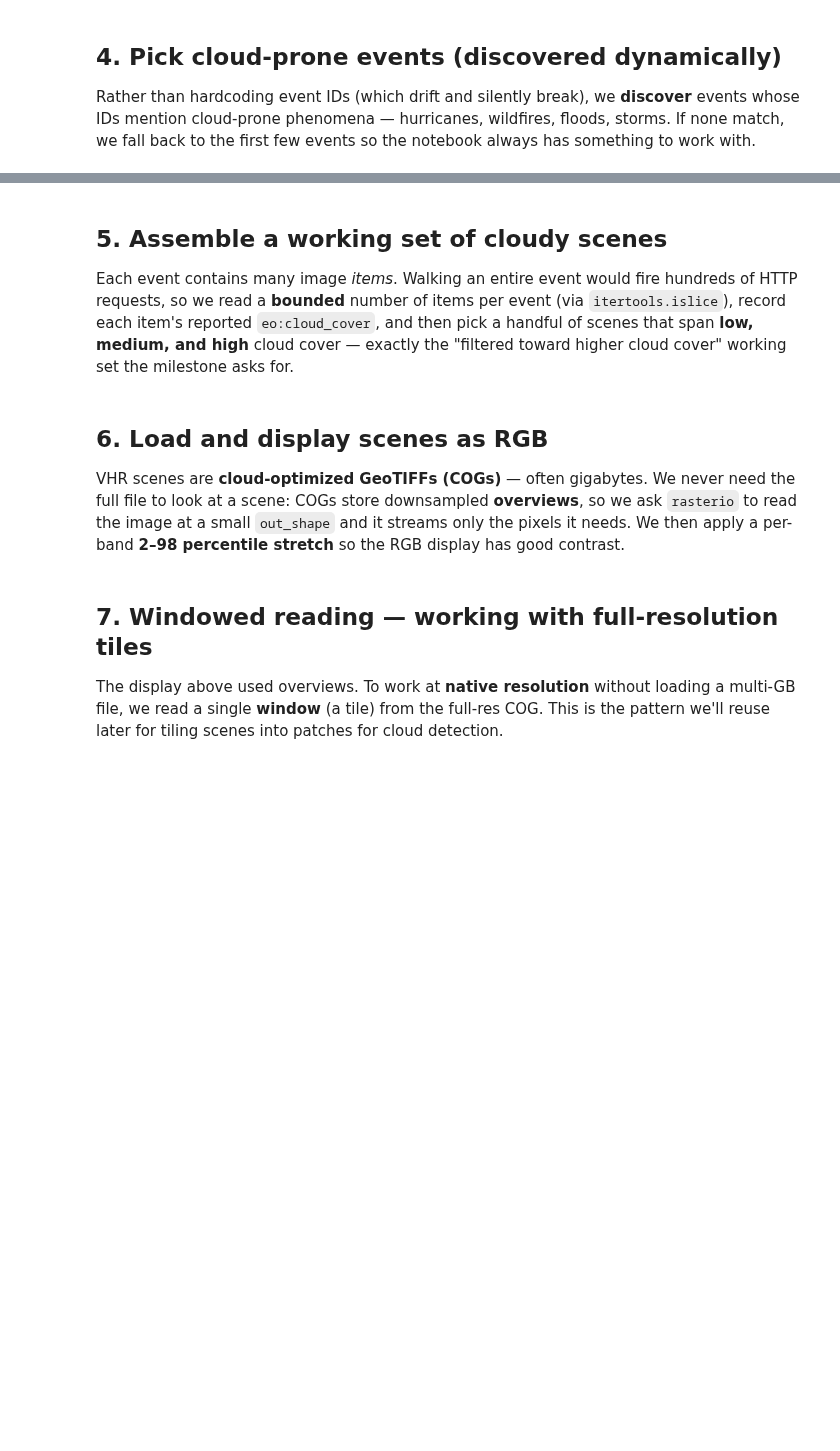
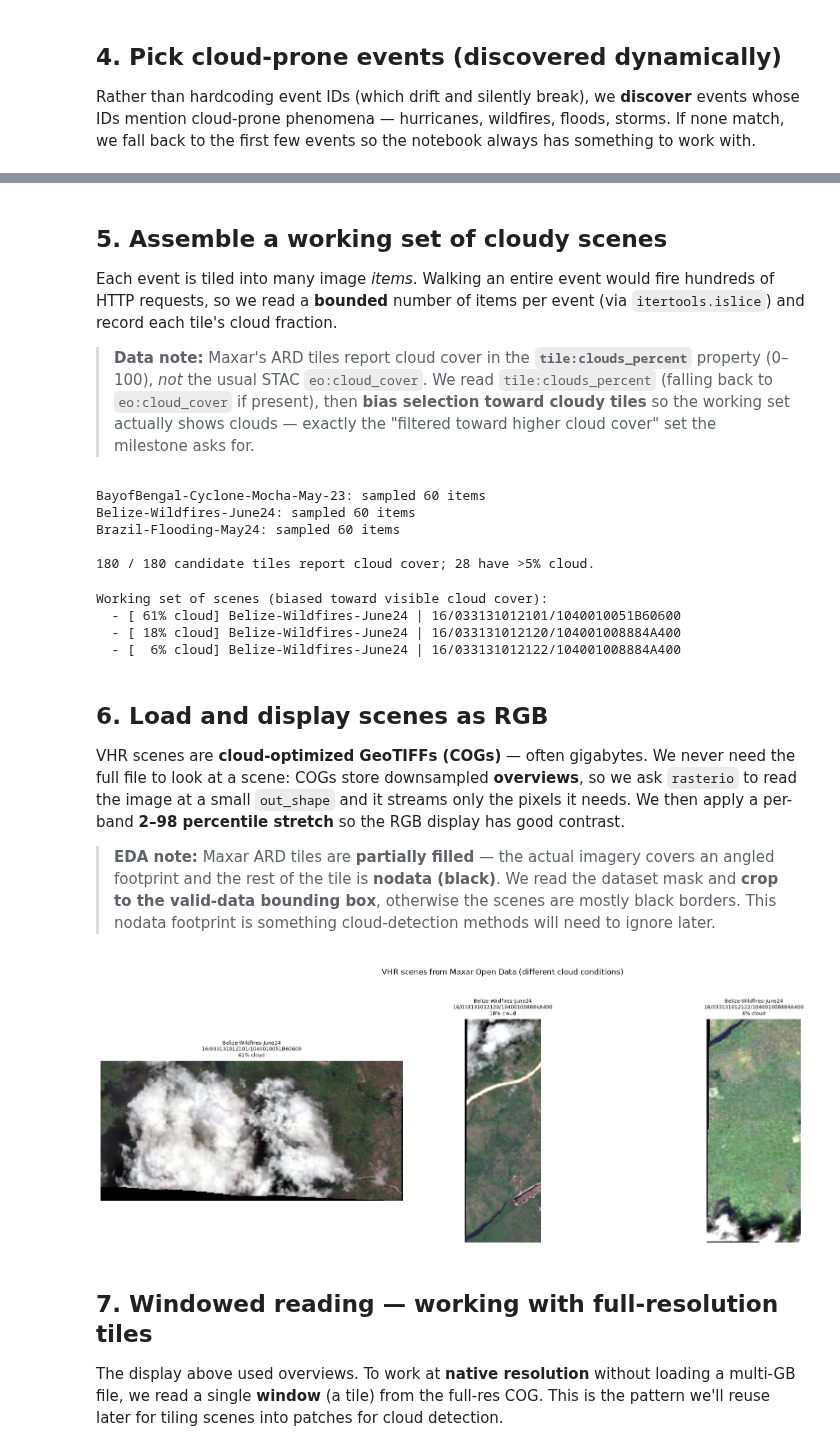
Before and after one commit to Break-Through-Tech/Ursa-Space-Systems-1B-cloud-detection-in-very-high-resolution-optical-satellite-imagery, a Jupyter notebook: Rushil_Dileep_EDA.ipynb, the cells around one changed output, grey strips where cells are left out. Drawn from its saved outputs; the diff is of its cells as text; code cells hidden in the pictures; blank space fills up the shorter version.

```diff
--- a/Rushil_Dileep_EDA.ipynb
+++ b/Rushil_Dileep_EDA.ipynb
@@ -130,35 +157,49 @@ for e in selected_events:
 # %% [markdown]
 ## 5. Assemble a working set of cloudy scenes
 
-Each event contains many image *items*. Walking an entire event would fire hundreds
-of HTTP requests, so we read a **bounded** number of items per event (via
-`itertools.islice`), record each item's reported `eo:cloud_cover`, and then pick a
-handful of scenes that span **low, medium, and high** cloud cover — exactly the
-"filtered toward higher cloud cover" working set the milestone asks for.
+Each event is tiled into many image *items*. Walking an entire event would fire
+hundreds of HTTP requests, so we read a **bounded** number of items per event (via
+`itertools.islice`) and record each tile's cloud fraction.
+
+> **Data note:** Maxar's ARD tiles report cloud cover in the **`tile:clouds_percent`**
+> property (0–100), *not* the usual STAC `eo:cloud_cover`. We read `tile:clouds_percent`
+> (falling back to `eo:cloud_cover` if present), then **bias selection toward cloudy
+> tiles** so the working set actually shows clouds — exactly the "filtered toward higher
+> cloud cover" set the milestone asks for.
 # %%
-def sample_items(collection, limit=40):
+def sample_items(collection, limit=60):
     """Fetch up to `limit` items from an event, with cloud-cover metadata.
 
     Uses a bounded recursive walk (get_items(recursive=True) + islice) instead of
     the deprecated get_all_items(), to keep the number of HTTP calls reasonable.
+    Maxar ARD tiles expose cloud cover as tile:clouds_percent (fallback eo:cloud_cover).
     """
     rows = []
     for item in itertools.islice(collection.get_items(recursive=True), limit):
-        cc = item.properties.get("eo:cloud_cover")  # may be None
+        cc = item.properties.get("tile:clouds_percent",
+                                 item.properties.get("eo:cloud_cover"))  # may be None
         rows.append({"event": collection.id, "id": item.id, "cloud_cover": cc, "item": item})
     return rows
 
 # Gather candidate scenes across the selected events.
 candidates = []
 for ev in selected_events:
-    rows = sample_items(ev, limit=40)
+    rows = sample_items(ev, limit=60)
     candidates.extend(rows)
     print(f"{ev.id}: sampled {len(rows)} items")
 
 # Keep only items that report a cloud-cover value, sorted high -> low.
 with_cc = [r for r in candidates if r["cloud_cover"] is not None]
 with_cc.sort(key=lambda r: r["cloud_cover"], reverse=True)
-print(f"\n{len(with_cc)} / {len(candidates)} candidate items report eo:cloud_cover.")
+cloudy = [r for r in with_cc if r["cloud_cover"] and r["cloud_cover"] > 5]
+print(f"\n{len(with_cc)} / {len(candidates)} candidate tiles report cloud cover; "
+      f"{len(cloudy)} have >5% cloud.")
+# %% [output]
+BayofBengal-Cyclone-Mocha-May-23: sampled 60 items
+Belize-Wildfires-June24: sampled 60 items
+Brazil-Flooding-May24: sampled 60 items
+
+180 / 180 candidate tiles report cloud cover; 28 have >5% cloud.
 # %%
 def pick_spread(rows, k=3):
     """Pick k scenes spanning the cloud-cover range (high / mid / low)."""
@@ -169,15 +210,21 @@ def pick_spread(rows, k=3):
     idxs = np.linspace(0, len(rows) - 1, k).round().astype(int)
     return [rows[i] for i in idxs]
 
-# Prefer scenes with real cloud-cover metadata; otherwise fall back to any candidates.
-pool = with_cc if with_cc else candidates
+# Prefer a spread across *cloudy* tiles (different cloud conditions); then fall back
+# to any tiles with metadata, then to raw candidates.
+pool = cloudy if len(cloudy) >= 3 else (with_cc if with_cc else candidates)
 selected_scenes = pick_spread(pool, k=3)
 
-print("Working set of scenes:")
+print("Working set of scenes (biased toward visible cloud cover):")
 for s in selected_scenes:
     cc = s["cloud_cover"]
     cc_str = f"{cc:.0f}%" if cc is not None else "N/A"
     print(f"  - [{cc_str:>4} cloud] {s['event']} | {s['id']}")
+# %% [output]
+Working set of scenes (biased toward visible cloud cover):
+  - [ 61% cloud] Belize-Wildfires-June24 | 16/033131012101/1040010051B60600
+  - [ 18% cloud] Belize-Wildfires-June24 | 16/033131012120/104001008884A400
+  - [  6% cloud] Belize-Wildfires-June24 | 16/033131012122/104001008884A400
 # %% [markdown]
 ## 6. Load and display scenes as RGB
 
@@ -186,50 +233,70 @@ the full file to look at a scene: COGs store downsampled **overviews**, so we as
 `rasterio` to read the image at a small `out_shape` and it streams only the pixels it
 needs. We then apply a per-band **2–98 percentile stretch** so the RGB display has
 good contrast.
+
+> **EDA note:** Maxar ARD tiles are **partially filled** — the actual imagery covers
+> an angled footprint and the rest of the tile is **nodata (black)**. We read the
+> dataset mask and **crop to the valid-data bounding box**, otherwise the scenes are
+> mostly black borders. This nodata footprint is something cloud-detection methods
+> will need to ignore later.
 # %%
 def get_visual_href(item):
-    """Return the href of the 8-bit RGB 'visual' COG, with sensible fallbacks."""
+    """Return the ABSOLUTE href of the 8-bit RGB 'visual' COG, with sensible fallbacks.
+
+    Maxar STAC stores asset hrefs relative to each item's JSON, so we resolve them
+    with get_absolute_href() -- otherwise rasterio.open() gets a bare filename.
+    """
     for key in ("visual", "rgb", "B3B2B1"):
         if key in item.assets:
-            return item.assets[key].href
+            return item.assets[key].get_absolute_href()
     # Last resort: first available asset.
-    return next(iter(item.assets.values())).href
+    return next(iter(item.assets.values())).get_absolute_href()
 
 
 def read_rgb(href, out_size=512):
-    """Read an RGB array (H, W, 3) from a COG at reduced resolution, stretched to [0,1]."""
+    """Read an RGB array (H, W, 3) from a COG at reduced resolution, stretched to [0,1].
+
+    Maxar ARD tiles have partial data footprints (nodata fills the rest of the tile),
+    so we read the dataset mask and crop to the valid-data bounding box before display.
+    """
     with rasterio.open(href) as src:
         n = min(3, src.count)
-        bands = list(range(1, n + 1))
-        data = src.read(bands, out_shape=(n, out_size, out_size)).astype(float)
+        data = src.read(list(range(1, n + 1)), out_shape=(n, out_size, out_size)).astype(float)
+        mask = src.read_masks(1, out_shape=(out_size, out_size))  # 0 = nodata
+    # Crop to the valid-data bounding box so imagery fills the frame.
+    ys, xs = np.where(mask > 0)
+    if len(ys):
+        data = data[:, ys.min():ys.max() + 1, xs.min():xs.max() + 1]
     # Percentile stretch each band for display contrast.
     for i in range(data.shape[0]):
         p2, p98 = np.percentile(data[i], (2, 98))
         data[i] = np.clip((data[i] - p2) / (p98 - p2 + 1e-9), 0, 1)
     return np.transpose(data, (1, 2, 0))
 
 
 # Display the working set side by side.
 if selected_scenes:
     n = len(selected_scenes)
     fig, axes = plt.subplots(1, n, figsize=(6 * n, 6))
     axes = np.atleast_1d(axes)
     for ax, s in zip(axes, selected_scenes):
         try:
             rgb = read_rgb(get_visual_href(s["item"]))
             ax.imshow(rgb)
             cc = s["cloud_cover"]
             cc_str = f"{cc:.0f}% cloud" if cc is not None else "cloud N/A"
             ax.set_title(f"{s['event']}\n{s['id']}\n{cc_str}", fontsize=8)
         except Exception as e:
             ax.set_title(f"Failed to load\n{s['id']}", fontsize=8)
             print(f"Could not load {s['id']}: {e}")
         ax.axis("off")
     plt.suptitle("VHR scenes from Maxar Open Data (different cloud conditions)", y=1.03)
     plt.tight_layout()
     plt.show()
 else:
     print("No scenes selected — re-run the selection cells above.")
+# %% [output]
+[figure, added]
 # %% [markdown]
 ## 7. Windowed reading — working with full-resolution tiles
 
```
Also changed, not shown: parts of 4 cells of this notebook.
